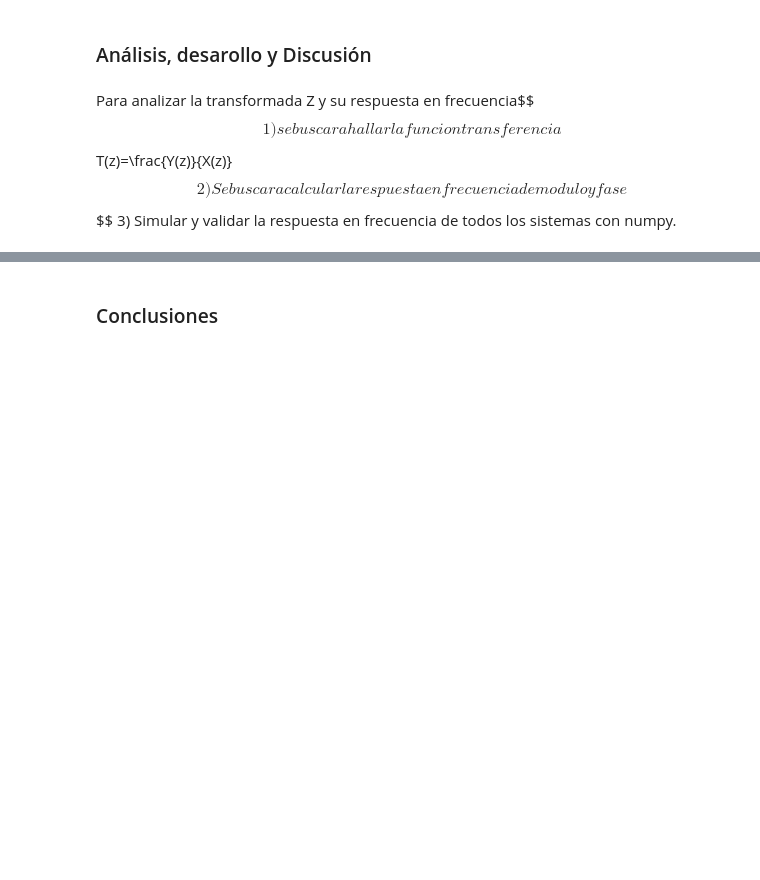
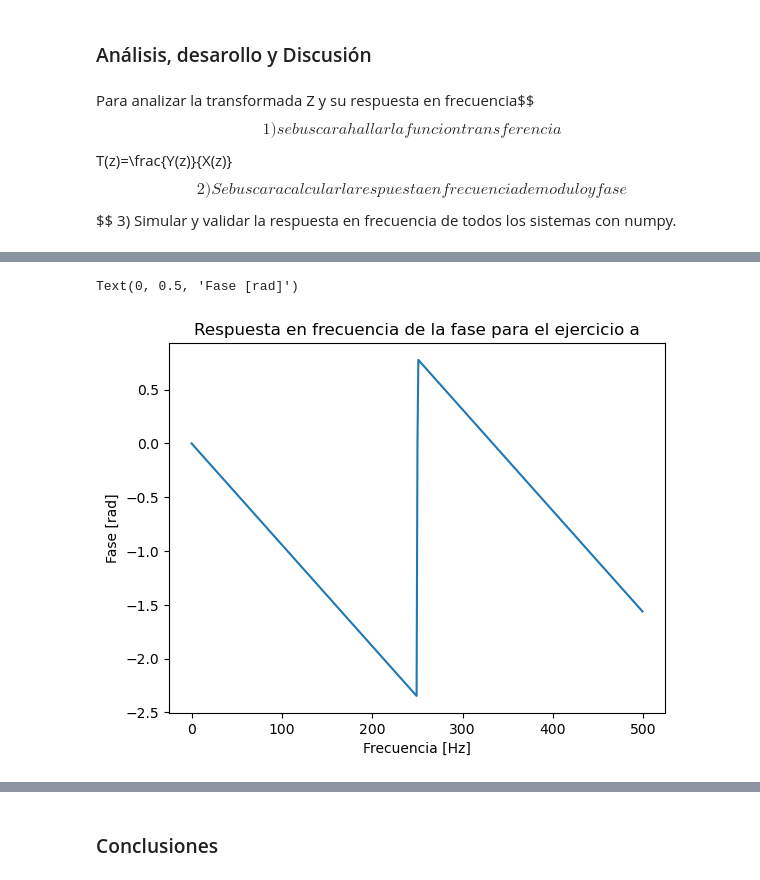
Before and after one commit to AugustoOjeda/TS7, a Jupyter notebook: TS7.ipynb, the cells around one changed output, grey strips where cells are left out. Drawn from its saved outputs; the diff is of its cells as text; code cells hidden in the pictures; blank space fills up the shorter version.

```diff
--- a/TS7.ipynb
+++ b/TS7.ipynb
@@ -22,0 +68,9 @@ Para analizar la transformada Z y su respuesta en frecuencia$$ $$1) se buscara
+# %%
+plt.figure()
+plt.plot(wa, fasea)
+plt.title('Respuesta en frecuencia de la fase para el ejercicio a')
+plt.xlabel('Frecuencia [Hz]')
+plt.ylabel('Fase [rad]')
+# %% [output]
+Text(0, 0.5, 'Fase [rad]')
+[figure, added]
```
Also changed, not shown: parts of 13 cells of this notebook.
